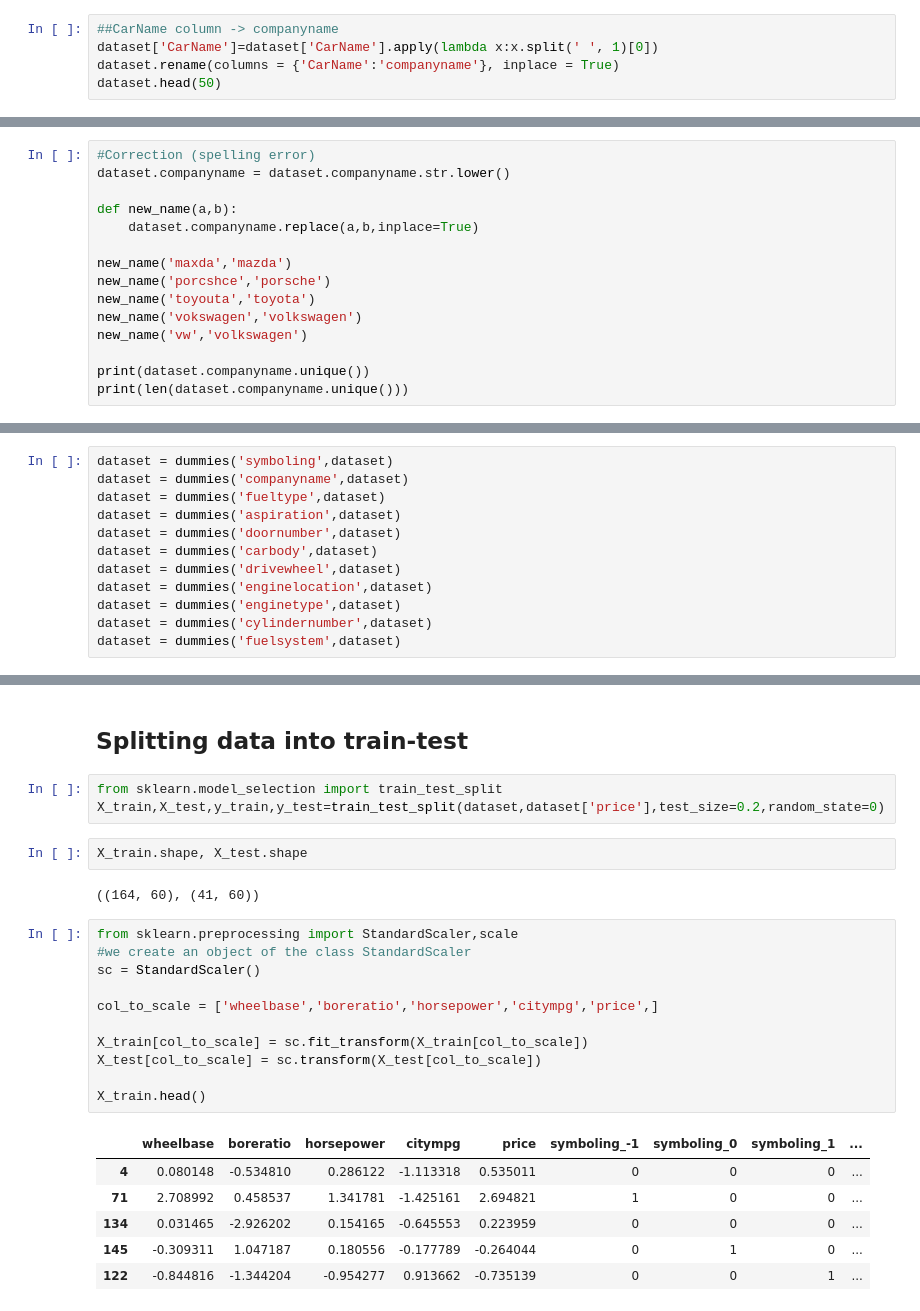
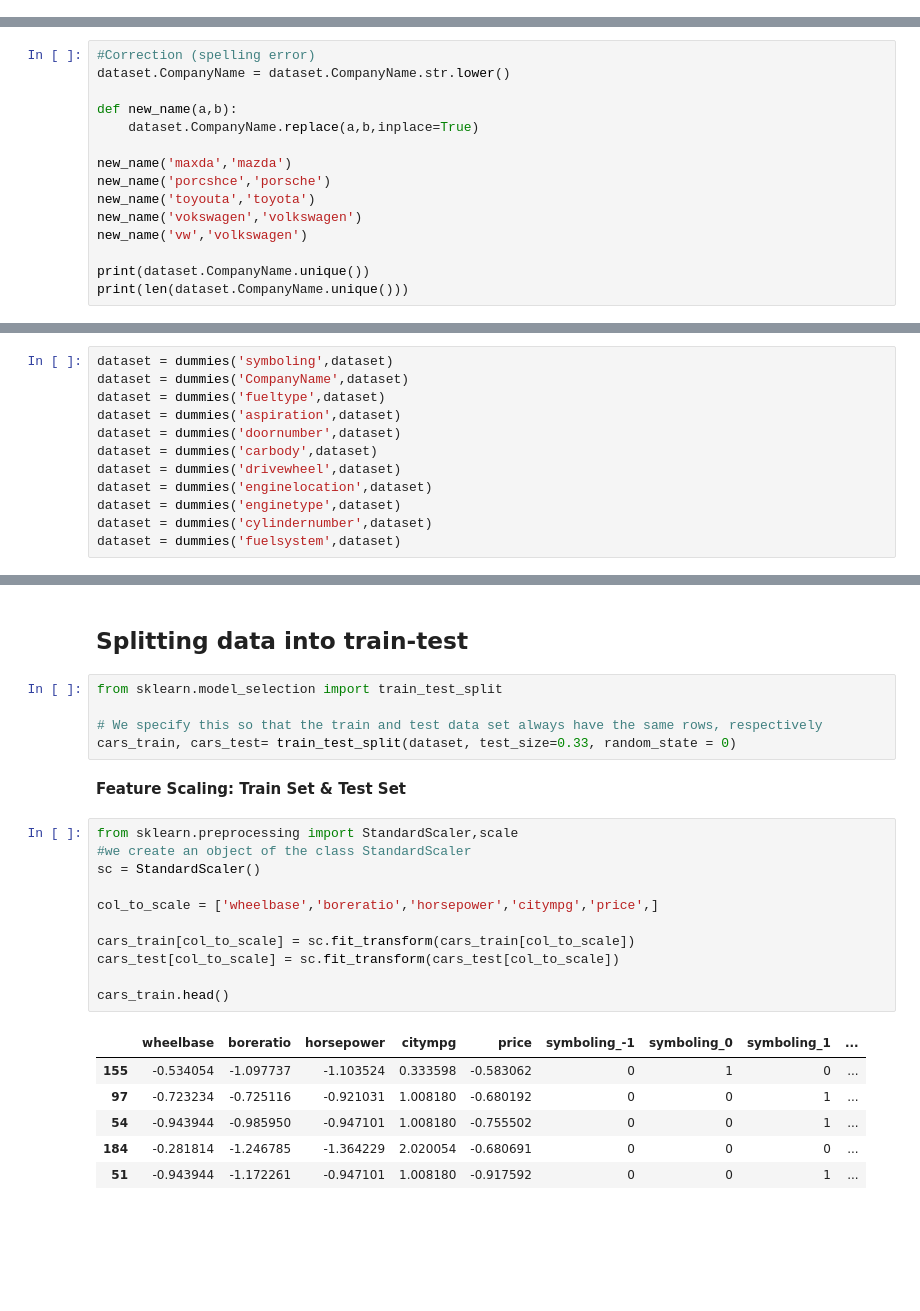
Before and after one commit to lkbansal111/EDA, a Jupyter notebook: CarPrice.ipynb, the cells around one changed output, grey strips where cells are left out. Drawn from its saved outputs; the diff is of its cells as text; blank space fills up the shorter version.

```diff
--- a/CarPrice.ipynb
+++ b/CarPrice.ipynb
@@ -85,5 +84,0 @@ dataset=dataset.drop('car_ID',axis=1)
-# %%
-##CarName column -> companyname
-dataset['CarName']=dataset['CarName'].apply(lambda x:x.split(' ', 1)[0])
-dataset.rename(columns = {'CarName':'companyname'}, inplace = True)
-dataset.head(50)
@@ -120,10 +97,10 @@ len(dataset.companyname.unique())
 28
 # %%
 #Correction (spelling error)
-dataset.companyname = dataset.companyname.str.lower()
+dataset.CompanyName = dataset.CompanyName.str.lower()
 
 def new_name(a,b):
-    dataset.companyname.replace(a,b,inplace=True)
+    dataset.CompanyName.replace(a,b,inplace=True)
 
 new_name('maxda','mazda')
 new_name('porcshce','porsche')
@@ -131,8 +108,8 @@ new_name('toyouta','toyota')
 new_name('vokswagen','volkswagen')
 new_name('vw','volkswagen')
 
-print(dataset.companyname.unique())
-print(len(dataset.companyname.unique()))
+print(dataset.CompanyName.unique())
+print(len(dataset.CompanyName.unique()))
 # %% [output]
 ['alfa-romero' 'audi' 'bmw' 'chevrolet' 'dodge' 'honda' 'isuzu' 'jaguar'
  'mazda' 'buick' 'mercury' 'mitsubishi' 'nissan' 'peugeot' 'plymouth'
@@ -465,7 +723,7 @@ def dummies(x,df):
     return df
 # %%
 dataset = dummies('symboling',dataset)
-dataset = dummies('companyname',dataset)
+dataset = dummies('CompanyName',dataset)
 dataset = dummies('fueltype',dataset)
 dataset = dummies('aspiration',dataset)
 dataset = dummies('doornumber',dataset)
@@ -492,26 +752,26 @@ dataset.shape
 ## Splitting data into train-test
 # %%
 from sklearn.model_selection import train_test_split
-X_train,X_test,y_train,y_test=train_test_split(dataset,dataset['price'],test_size=0.2,random_state=0)
+
+# We specify this so that the train and test data set always have the same rows, respectively
+cars_train, cars_test= train_test_split(dataset, test_size=0.33, random_state = 0)
-# %%
-X_train.shape, X_test.shape
-# %% [output]
-((164, 60), (41, 60))
+# %% [markdown]
+**Feature Scaling: Train Set & Test Set**
 # %%
 from sklearn.preprocessing import StandardScaler,scale
 #we create an object of the class StandardScaler
 sc = StandardScaler()
 
 col_to_scale = ['wheelbase','boreratio','horsepower','citympg','price',]
 
-X_train[col_to_scale] = sc.fit_transform(X_train[col_to_scale])
-X_test[col_to_scale] = sc.transform(X_test[col_to_scale])
+cars_train[col_to_scale] = sc.fit_transform(cars_train[col_to_scale])
+cars_test[col_to_scale] = sc.fit_transform(cars_test[col_to_scale])
 
-X_train.head()
+cars_train.head()
 # %% [output]
 |  | wheelbase | boreratio | horsepower | citympg | price | symboling_-1 | symboling_0 | symboling_1 | ... |
-| 4 | 0.080148 | -0.534810 | 0.286122 | -1.113318 | 0.535011 | 0 | 0 | 0 | ... |
-| 71 | 2.708992 | 0.458537 | 1.341781 | -1.425161 | 2.694821 | 1 | 0 | 0 | ... |
-| 134 | 0.031465 | -2.926202 | 0.154165 | -0.645553 | 0.223959 | 0 | 0 | 0 | ... |
-| 145 | -0.309311 | 1.047187 | 0.180556 | -0.177789 | -0.264044 | 0 | 1 | 0 | ... |
-| 122 | -0.844816 | -1.344204 | -0.954277 | 0.913662 | -0.735139 | 0 | 0 | 1 | ... |
+| 155 | -0.534054 | -1.097737 | -1.103524 | 0.333598 | -0.583062 | 0 | 1 | 0 | ... |
+| 97 | -0.723234 | -0.725116 | -0.921031 | 1.008180 | -0.680192 | 0 | 0 | 1 | ... |
+| 54 | -0.943944 | -0.985950 | -0.947101 | 1.008180 | -0.755502 | 0 | 0 | 1 | ... |
+| 184 | -0.281814 | -1.246785 | -1.364229 | 2.020054 | -0.680691 | 0 | 0 | 0 | ... |
+| 51 | -0.943944 | -1.172261 | -0.947101 | 1.008180 | -0.917592 | 0 | 0 | 1 | ... |
```
Also changed, not shown: parts of 98 cells of this notebook.
